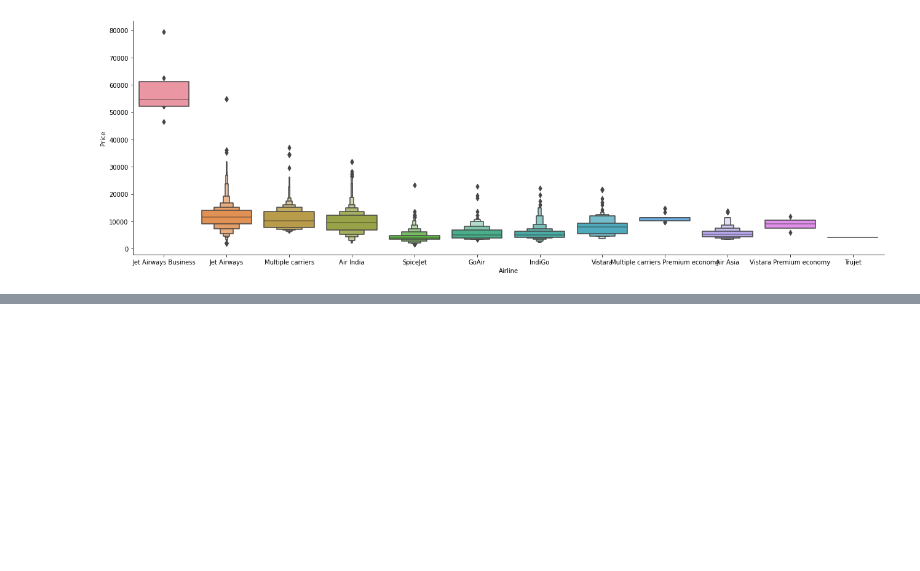
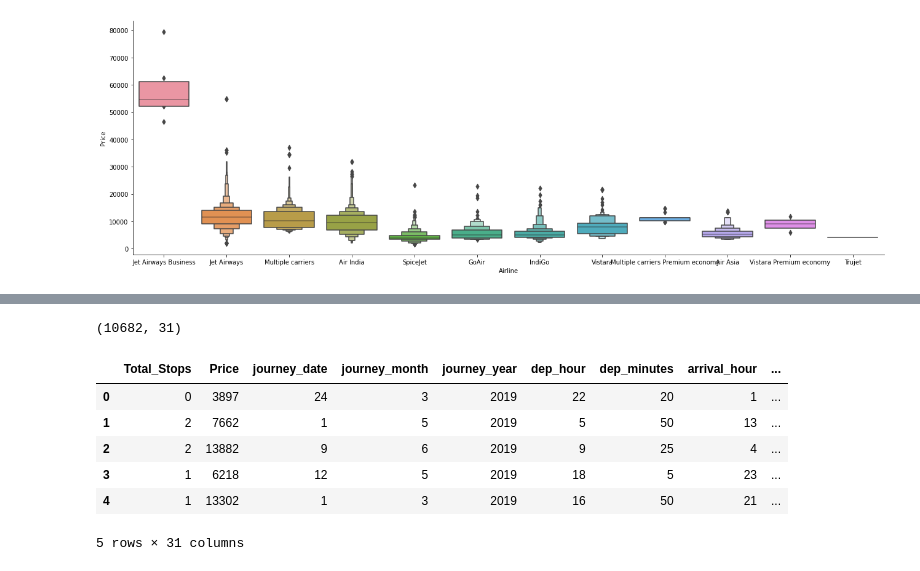
Before and after one commit to chandansinghthakur/flight_price_prediction, a Jupyter notebook: Flight_price_prediction_EDA.ipynb, the cells around one changed output, grey strips where cells are left out. Cells and saved outputs as stored; diff of their text form; code cells hidden in the pictures; blank space fills up the shorter version.

```diff
--- a/Flight_price_prediction_EDA.ipynb
+++ b/Flight_price_prediction_EDA.ipynb
@@ -432,0 +505,14 @@ plt.show()
+# %%
+train_data.shape
+# %% [output]
+(10682, 31)
+# %%
+train_data.head()
+# %% [output]
+|  | Total_Stops | Price | journey_date | journey_month | journey_year | dep_hour | dep_minutes | arrival_hour | ... |
+| 0 | 0 | 3897 | 24 | 3 | 2019 | 22 | 20 | 1 | ... |
+| 1 | 2 | 7662 | 1 | 5 | 2019 | 5 | 50 | 13 | ... |
+| 2 | 2 | 13882 | 9 | 6 | 2019 | 9 | 25 | 4 | ... |
+| 3 | 1 | 6218 | 12 | 5 | 2019 | 18 | 5 | 23 | ... |
+| 4 | 1 | 13302 | 1 | 3 | 2019 | 16 | 50 | 21 | ... |
+5 rows × 31 columns
```
Also changed, not shown: parts of 12 cells of this notebook.
